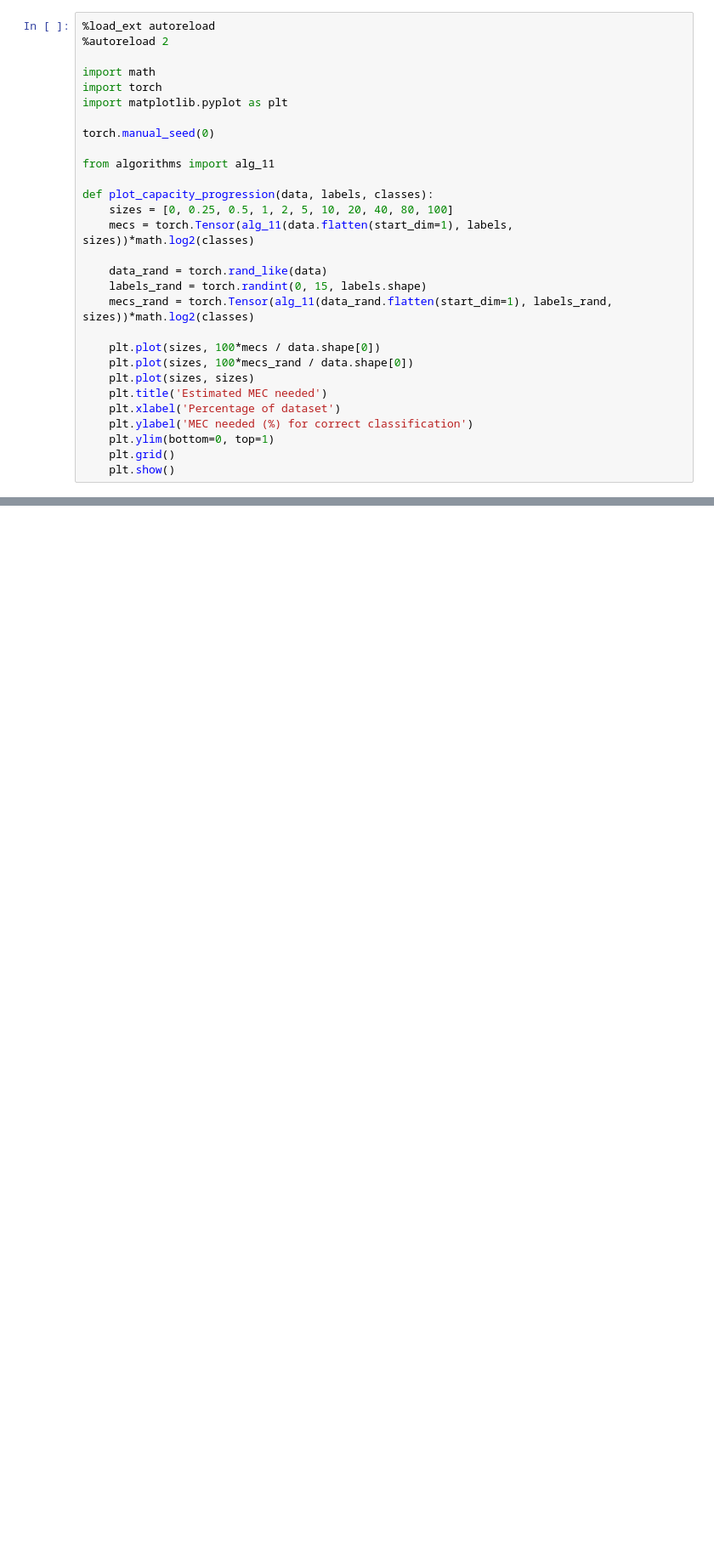
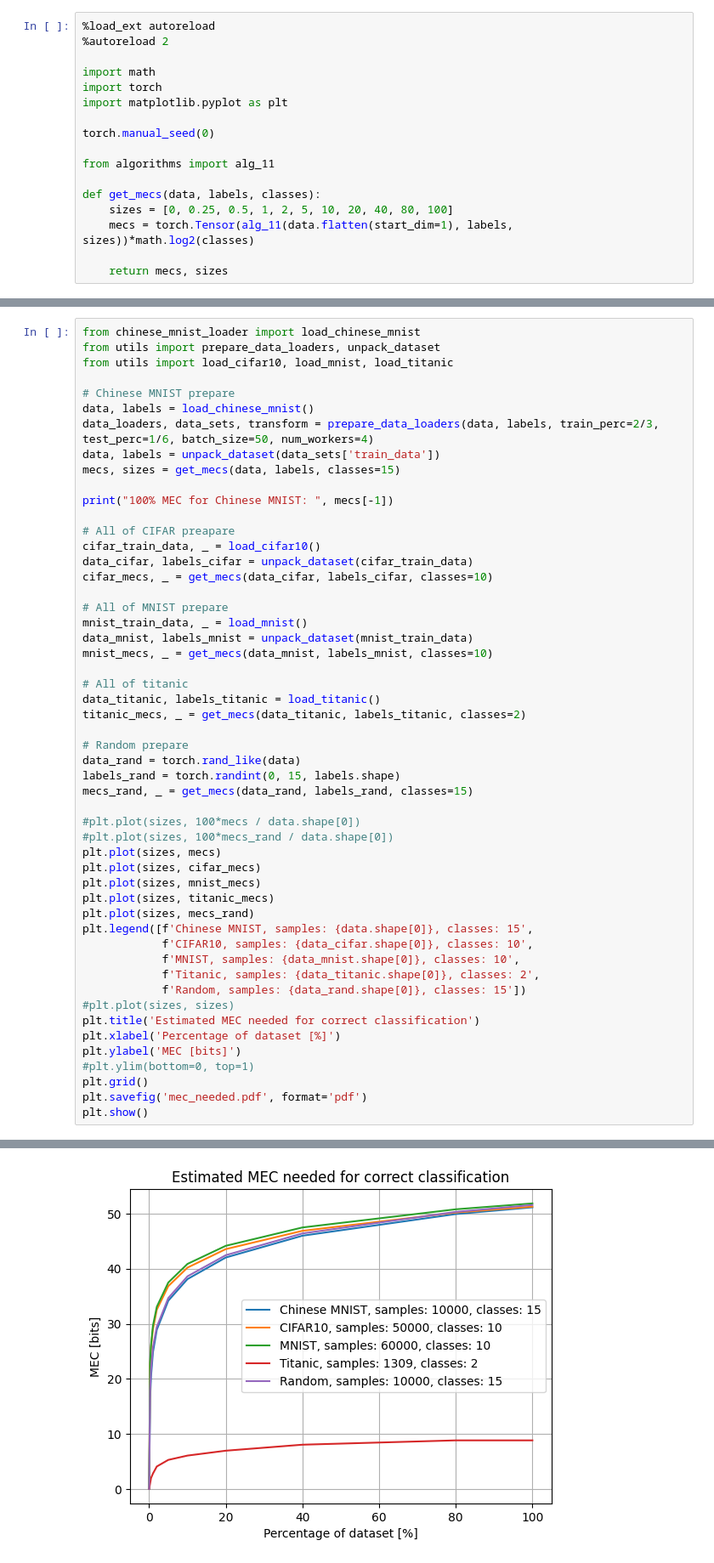
Before and after one commit to MSNetrom/COMPSCI294ExperimentalMM_Final, a Jupyter notebook: calcs.ipynb, the cells around one changed output, grey strips where cells are left out. Shown at 85% size. Saved outputs shown, nothing was run; the diff lists cells and outputs as text; blank space fills up the shorter version.

```diff
--- a/calcs.ipynb
+++ b/calcs.ipynb
@@ -10,20 +10,8 @@ torch.manual_seed(0)
 
 from algorithms import alg_11
 
-def plot_capacity_progression(data, labels, classes):
+def get_mecs(data, labels, classes):
     sizes = [0, 0.25, 0.5, 1, 2, 5, 10, 20, 40, 80, 100]
     mecs = torch.Tensor(alg_11(data.flatten(start_dim=1), labels, sizes))*math.log2(classes)
 
-    data_rand = torch.rand_like(data)
-    labels_rand = torch.randint(0, 15, labels.shape)
-    mecs_rand = torch.Tensor(alg_11(data_rand.flatten(start_dim=1), labels_rand, sizes))*math.log2(classes)
-
-    plt.plot(sizes, 100*mecs / data.shape[0])
-    plt.plot(sizes, 100*mecs_rand / data.shape[0])
-    plt.plot(sizes, sizes)
-    plt.title('Estimated MEC needed')
-    plt.xlabel('Percentage of dataset')
-    plt.ylabel('MEC needed (%) for correct classification')
-    plt.ylim(bottom=0, top=1)
-    plt.grid()
-    plt.show()
+    return mecs, sizes
@@ -62,0 +18,53 @@ RuntimeError: "check_uniform_bounds" not implemented for 'Byte'
+# %%
+from chinese_mnist_loader import load_chinese_mnist
+from utils import prepare_data_loaders, unpack_dataset
+from utils import load_cifar10, load_mnist, load_titanic
+
+# Chinese MNIST prepare
+data, labels = load_chinese_mnist()
+data_loaders, data_sets, transform = prepare_data_loaders(data, labels, train_perc=2/3, test_perc=1/6, batch_size=50, num_workers=4)
+data, labels = unpack_dataset(data_sets['train_data'])
+mecs, sizes = get_mecs(data, labels, classes=15)
+
+print("100% MEC for Chinese MNIST: ", mecs[-1])
+
+# All of CIFAR preapare
+cifar_train_data, _ = load_cifar10()
+data_cifar, labels_cifar = unpack_dataset(cifar_train_data)
+cifar_mecs, _ = get_mecs(data_cifar, labels_cifar, classes=10)
+
+# All of MNIST prepare
+mnist_train_data, _ = load_mnist()
+data_mnist, labels_mnist = unpack_dataset(mnist_train_data)
+mnist_mecs, _ = get_mecs(data_mnist, labels_mnist, classes=10)
+
+# All of titanic
+data_titanic, labels_titanic = load_titanic()
+titanic_mecs, _ = get_mecs(data_titanic, labels_titanic, classes=2)
+
+# Random prepare
+data_rand = torch.rand_like(data)
+labels_rand = torch.randint(0, 15, labels.shape)
+mecs_rand, _ = get_mecs(data_rand, labels_rand, classes=15)
+
+#plt.plot(sizes, 100*mecs / data.shape[0])
+#plt.plot(sizes, 100*mecs_rand / data.shape[0])
+plt.plot(sizes, mecs)
+plt.plot(sizes, cifar_mecs)
+plt.plot(sizes, mnist_mecs)
+plt.plot(sizes, titanic_mecs)
+plt.plot(sizes, mecs_rand)
+plt.legend([f'Chinese MNIST, samples: {data.shape[0]}, classes: 15',
+            f'CIFAR10, samples: {data_cifar.shape[0]}, classes: 10',
+            f'MNIST, samples: {data_mnist.shape[0]}, classes: 10',
+            f'Titanic, samples: {data_titanic.shape[0]}, classes: 2',
+            f'Random, samples: {data_rand.shape[0]}, classes: 15'])
+#plt.plot(sizes, sizes)
+plt.title('Estimated MEC needed for correct classification')
+plt.xlabel('Percentage of dataset [%]')
+plt.ylabel('MEC [bits]')
+#plt.ylim(bottom=0, top=1)
+plt.grid()
+plt.savefig('mec_needed.pdf', format='pdf')
+plt.show()
+# %% [output]
@@ -62,0 +77 @@ RuntimeError: "check_uniform_bounds" not implemented for 'Byte'
+[figure, added]
```
Also changed, not shown: parts of 4 cells of this notebook, 9 other files.
